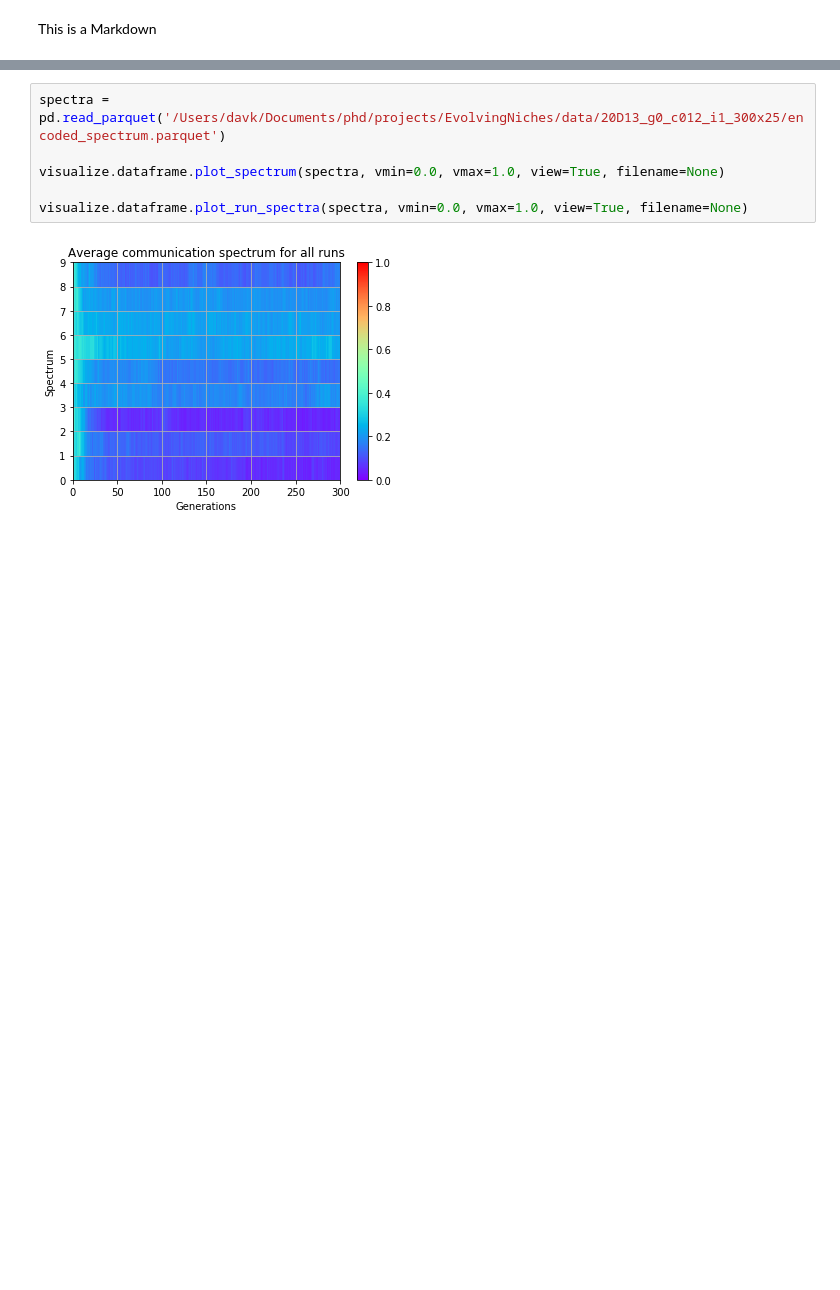
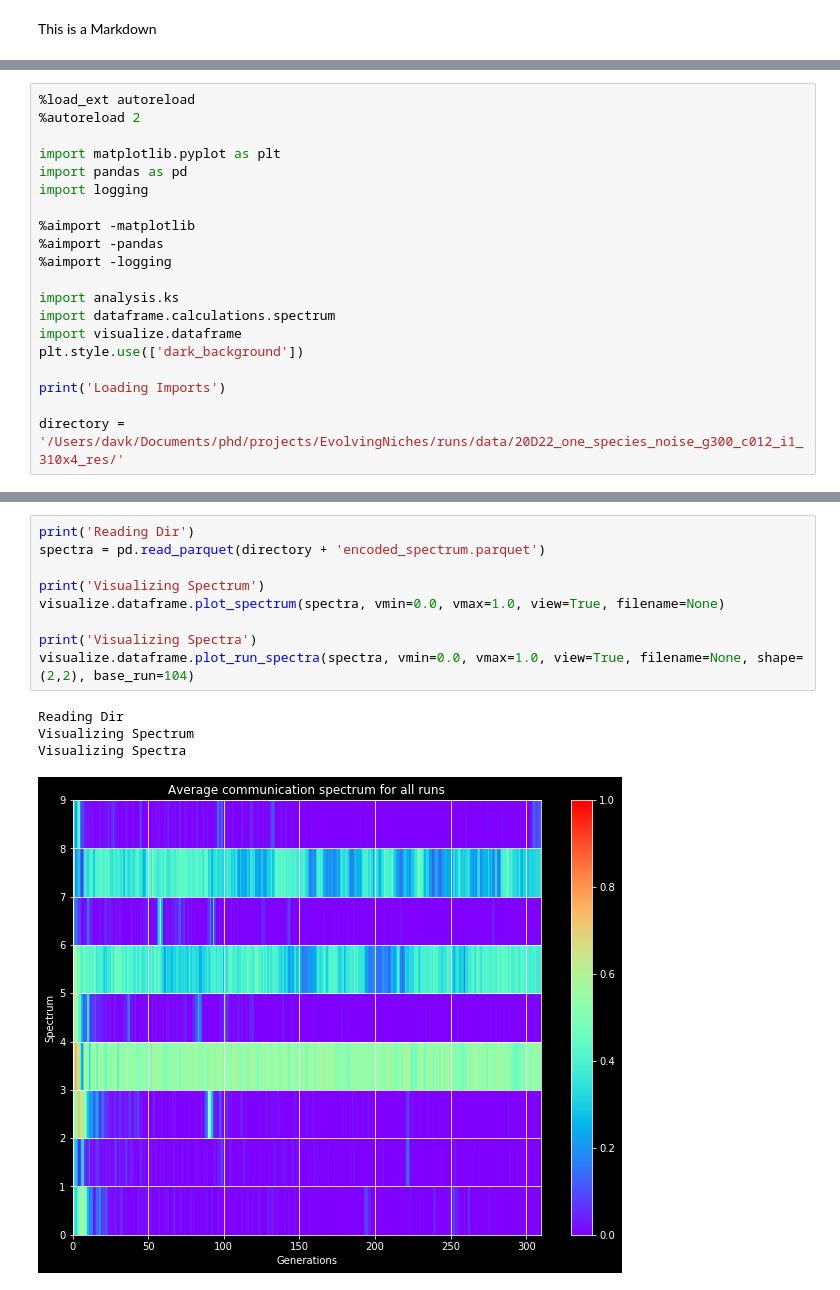
Before and after one commit to dkadish/EvolvingSonicNiches, a Jupyter notebook: runs/run_plot_spectra.ipynb, the cells around one changed output, grey strips where cells are left out. Saved outputs shown, nothing was run; the diff lists cells and outputs as text; blank space fills up the shorter version.

```diff
--- a/runs/run_plot_spectra.ipynb
+++ b/runs/run_plot_spectra.ipynb
@@ -11,0 +3,20 @@ Loading Imports
+# %%
+%load_ext autoreload
+%autoreload 2
+
+import matplotlib.pyplot as plt
+import pandas as pd
+import logging
+
+%aimport -matplotlib
+%aimport -pandas
+%aimport -logging
+
+import analysis.ks
+import dataframe.calculations.spectrum
+import visualize.dataframe
+plt.style.use(['dark_background'])
+
+print('Loading Imports')
+
+directory = '/Users/davk/Documents/phd/projects/EvolvingNiches/runs/data/20D22_one_species_noise_g300_c012_i1_310x4_res/'
@@ -12,8 +49,14 @@ Loading Imports
 # %%
-spectra = pd.read_parquet('/Users/davk/Documents/phd/projects/EvolvingNiches/data/20D13_g0_c012_i1_300x25/encoded_spectrum.parquet')
+print('Reading Dir')
+spectra = pd.read_parquet(directory + 'encoded_spectrum.parquet')
 
+print('Visualizing Spectrum')
 visualize.dataframe.plot_spectrum(spectra, vmin=0.0, vmax=1.0, view=True, filename=None)
 
-visualize.dataframe.plot_run_spectra(spectra, vmin=0.0, vmax=1.0, view=True, filename=None)
+print('Visualizing Spectra')
+visualize.dataframe.plot_run_spectra(spectra, vmin=0.0, vmax=1.0, view=True, filename=None, shape=(2,2), base_run=104)
 # %% [output]
+Reading Dir
+Visualizing Spectrum
+Visualizing Spectra
-[figure, old version]
+[figure, new version]
```
Also changed, not shown: parts of 10 cells of this notebook, 7 other files.
